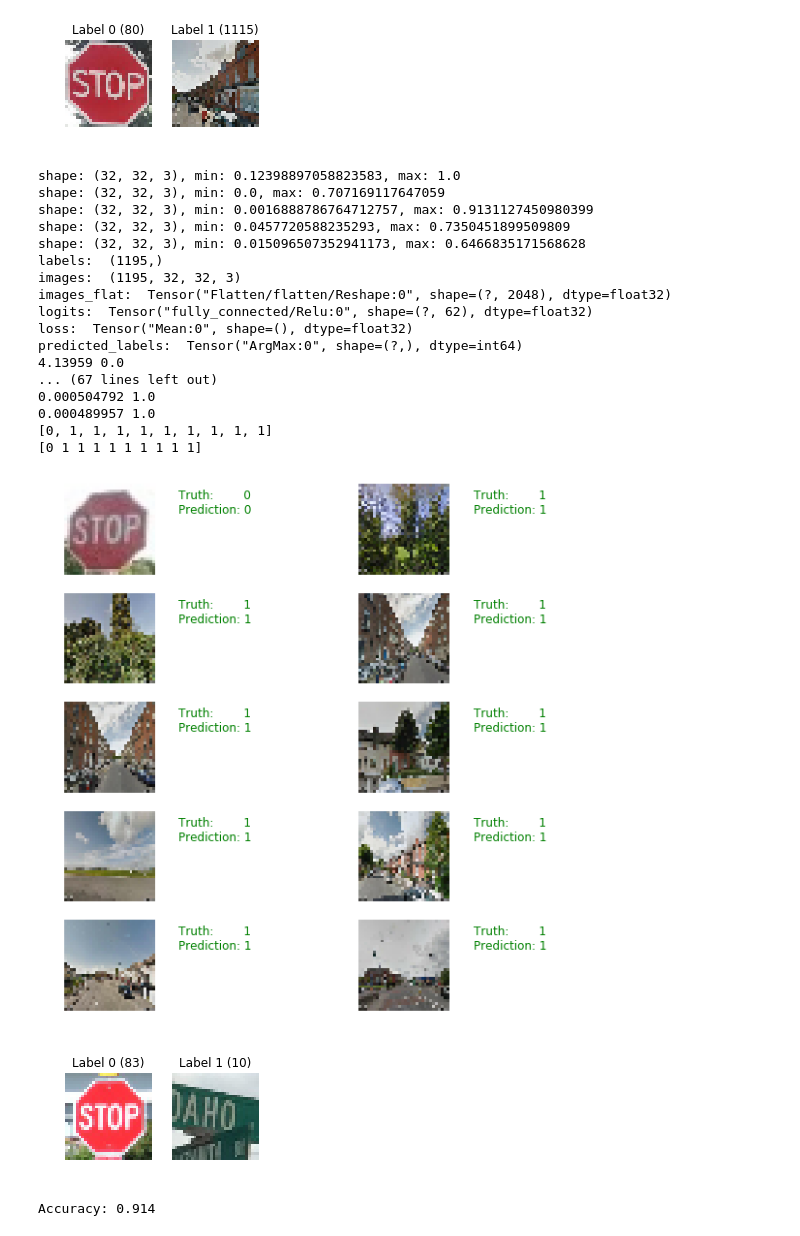
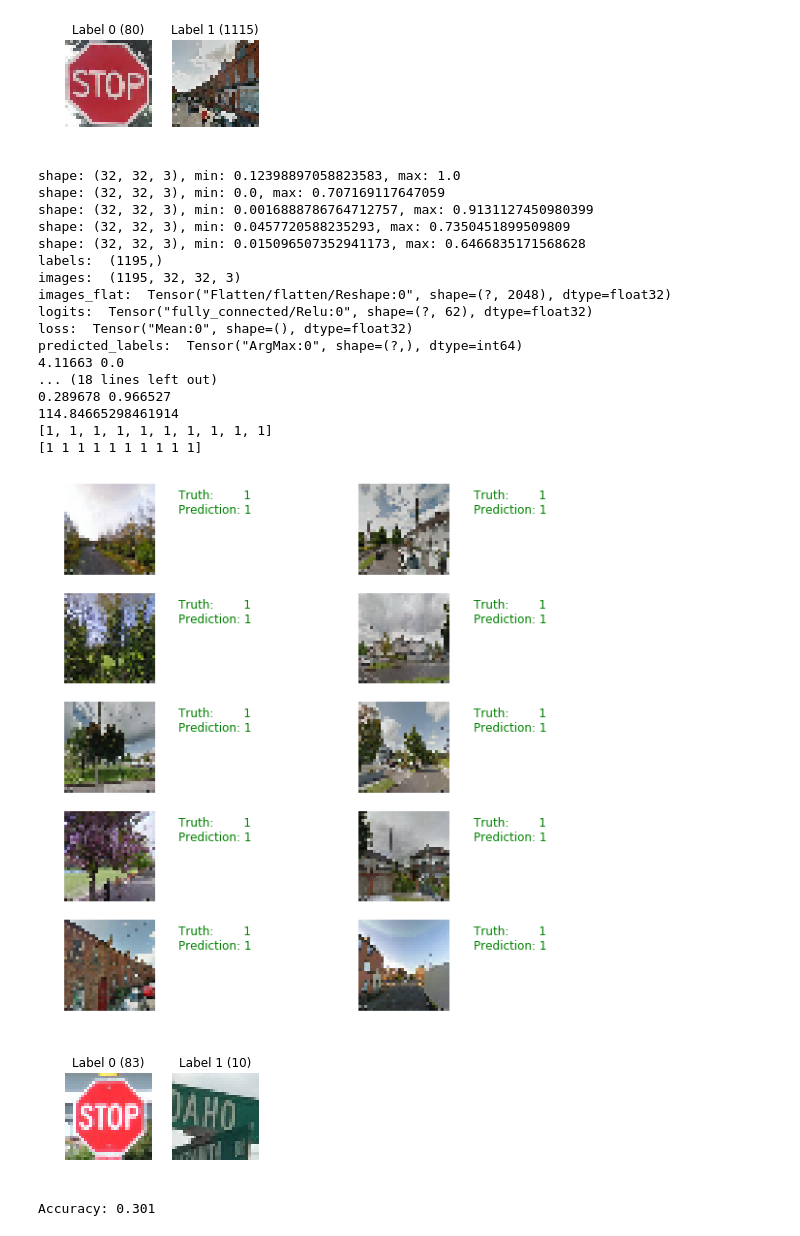
Before and after one commit to FrankZh27/Traffic_Sign_Detection, a Jupyter notebook: stop_sign_rec_cNN_model_with_plots.ipynb, the cells around one changed output. Cells and saved outputs as stored; diff of their text form; code cells hidden in the pictures.

```diff
--- a/stop_sign_rec_cNN_model_with_plots.ipynb
+++ b/stop_sign_rec_cNN_model_with_plots.ipynb
@@ -7,7 +7,7 @@ import matplotlib
 import matplotlib.pyplot as plt
 import numpy as np
 import tensorflow as tf
-
+import time
 
 # Load Training dataset
 def load_data(data_dir):
@@ -154,15 +154,16 @@ print("loss: ", loss)
 print("predicted_labels: ", predicted_labels)
 
 # Create a session to run the graph we created.
+time_start = time.time()
 session = tf.Session(graph=graph)
 
 # First step is always to initialize all variables.
-# We don't care about the return value, though. It's None.
+# We don't care about the return value, so, it's None.
 _ = session.run([init])
 
 loss_arr = []
 accu_arr = []
-for i in range(1400):
+for i in range(400):
     _, loss_value, accu = session.run(
         [train, loss, accuracy],
         feed_dict={images_ph: images_a, labels_ph: labels_a})
@@ -171,6 +172,8 @@ for i in range(1400):
         accu_arr.append(accu)
         print(loss_value, accu)
 
+time_end = time.time()
+print (time_end - time_start)
 # Pick 10 random images
 sample_indexes = random.sample(range(len(images32)), 10)
 sample_images = [images32[i] for i in sample_indexes]
@@ -208,39 +211,39 @@ predicted = session.run([predicted_labels],
                         feed_dict={images_ph: test_images32})[0]
 # Calculate how many matches we got.
 match_count = sum([int(y == y_) for y, y_ in zip(test_labels, predicted)])
 accuracy = match_count / len(test_labels)
 print("Accuracy: {:.3f}".format(accuracy))
 
 # Close the session. This will destroy the trained model.
 session.close()
 # %% [output]
 Unique Labels: 2
 Total Images: 1195
 [figure]
 [figure]
 shape: (148, 145, 3), min: 23, max: 255
 shape: (84, 85, 3), min: 0, max: 197
 shape: (98, 99, 3), min: 0, max: 238
 shape: (89, 69, 3), min: 8, max: 207
 shape: (60, 62, 3), min: 3, max: 167
 [figure]
 shape: (32, 32, 3), min: 0.12398897058823583, max: 1.0
 shape: (32, 32, 3), min: 0.0, max: 0.707169117647059
 shape: (32, 32, 3), min: 0.0016888786764712757, max: 0.9131127450980399
 shape: (32, 32, 3), min: 0.0457720588235293, max: 0.7350451899509809
 shape: (32, 32, 3), min: 0.015096507352941173, max: 0.6466835171568628
 labels:  (1195,)
 images:  (1195, 32, 32, 3)
 images_flat:  Tensor("Flatten/flatten/Reshape:0", shape=(?, 2048), dtype=float32)
 logits:  Tensor("fully_connected/Relu:0", shape=(?, 62), dtype=float32)
 loss:  Tensor("Mean:0", shape=(), dtype=float32)
 predicted_labels:  Tensor("ArgMax:0", shape=(?,), dtype=int64)
-4.13959 0.0
-... (67 lines left out)
-0.000504792 1.0
-0.000489957 1.0
-[0, 1, 1, 1, 1, 1, 1, 1, 1, 1]
-[0 1 1 1 1 1 1 1 1 1]
+4.11663 0.0
+... (18 lines left out)
+0.289678 0.966527
+114.84665298461914
+[1, 1, 1, 1, 1, 1, 1, 1, 1, 1]
+[1 1 1 1 1 1 1 1 1 1]
-[figure, old version]
+[figure, new version]
 [figure]
-Accuracy: 0.914
+Accuracy: 0.301
```
